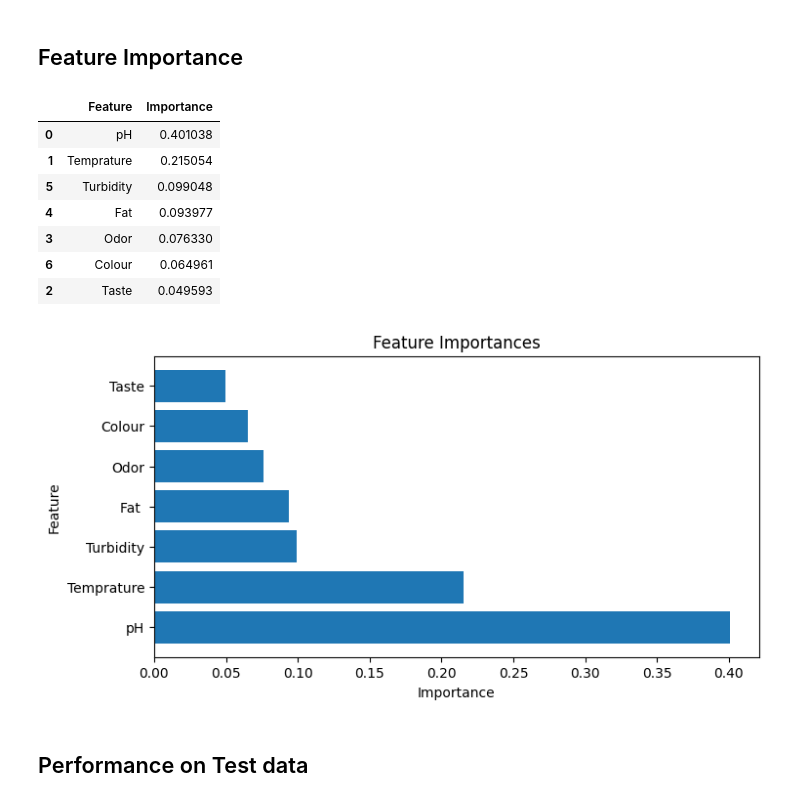
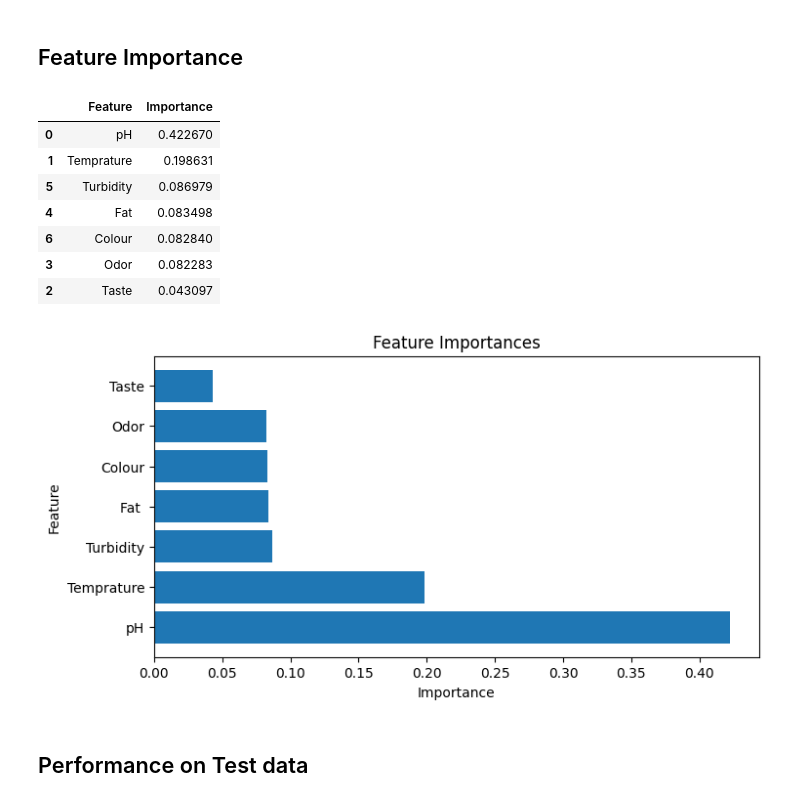
Before and after one commit to kulaphongj/milk_quality_prediction, a Jupyter notebook: 2_modelling_v01.ipynb, the cells around one changed output. Cells and saved outputs as stored; diff of their text form; code cells hidden in the pictures.

Commit message:
add GridSearch

```diff
--- a/2_modelling_v01.ipynb
+++ b/2_modelling_v01.ipynb
@@ -137,14 +179,15 @@ Accuracy        : 0.998824 (0.002353)
 # %%
-# Train model
-## Create a Random Forest Classifier
-rf_classifier = RandomForestClassifier(n_estimators=100, random_state=seed_no)
+# Manual CV
+# # Train model
+# ## Create a Random Forest Classifier
+# rf_classifier = RandomForestClassifier(n_estimators=100, random_state=seed_no)
 
-## Train the model
-rf_classifier.fit(X_trn, y_trn)
+# ## Train the model
+# rf_classifier.fit(X_trn, y_trn)
 
-## Make predictions on the test set
-y_trn_pred = rf_classifier.predict(X_trn)
+# ## Make predictions on the test set
+# y_trn_pred = rf_classifier.predict(X_trn)
 
-## Evaluate the model/log score
-dict_rep = classification_report(y_val, y_val_pred, output_dict=True)
-print(classification_report(y_trn, y_trn_pred))
+# ## Evaluate the model/log score
+# dict_rep = classification_report(y_trn, y_trn_pred, output_dict=True)
+# print(classification_report(y_trn, y_trn_pred))
@@ -162,38 +195,39 @@ weighted avg       1.00      1.00      1.00       847
 ## Feature Importance
 # %%
 # Get feature importances
-feature_importances = rf_classifier.feature_importances_
+# feature_importances = rf_classifier.feature_importances_  # manual CV
+feature_importances = best_rf_model.feature_importances_  # using GridSearch
 
 # Get the corresponding feature names
 feature_names = list(X_trn.columns)  # Assuming you have column names in your DataFrame X
 
 # Create a DataFrame to display feature importances
 importance_df = pd.DataFrame({'Feature': feature_names, 'Importance': feature_importances})
 
 # Sort the DataFrame by importance in descending order
 importance_df = importance_df.sort_values(by='Importance', ascending=False)
 
 # Print or visualize the feature importances
 display(importance_df)
 
 # Plotting feature importances (optional)
 import matplotlib.pyplot as plt
 
 plt.figure(figsize=(8, 4))
 plt.barh(importance_df['Feature'], importance_df['Importance'])
 plt.xlabel('Importance')
 plt.ylabel('Feature')
 plt.title('Feature Importances')
 plt.show()
 # %% [output]
 |  | Feature | Importance |
-| 0 | pH | 0.401038 |
-| 1 | Temprature | 0.215054 |
-| 5 | Turbidity | 0.099048 |
-| 4 | Fat | 0.093977 |
-| 3 | Odor | 0.076330 |
-| 6 | Colour | 0.064961 |
-| 2 | Taste | 0.049593 |
+| 0 | pH | 0.422670 |
+| 1 | Temprature | 0.198631 |
+| 5 | Turbidity | 0.086979 |
+| 4 | Fat | 0.083498 |
+| 6 | Colour | 0.082840 |
+| 3 | Odor | 0.082283 |
+| 2 | Taste | 0.043097 |
-[figure, old version]
+[figure, new version]
 # %% [markdown]
 ## Performance on Test data
```
Also changed, not shown: parts of 10 cells of this notebook.
